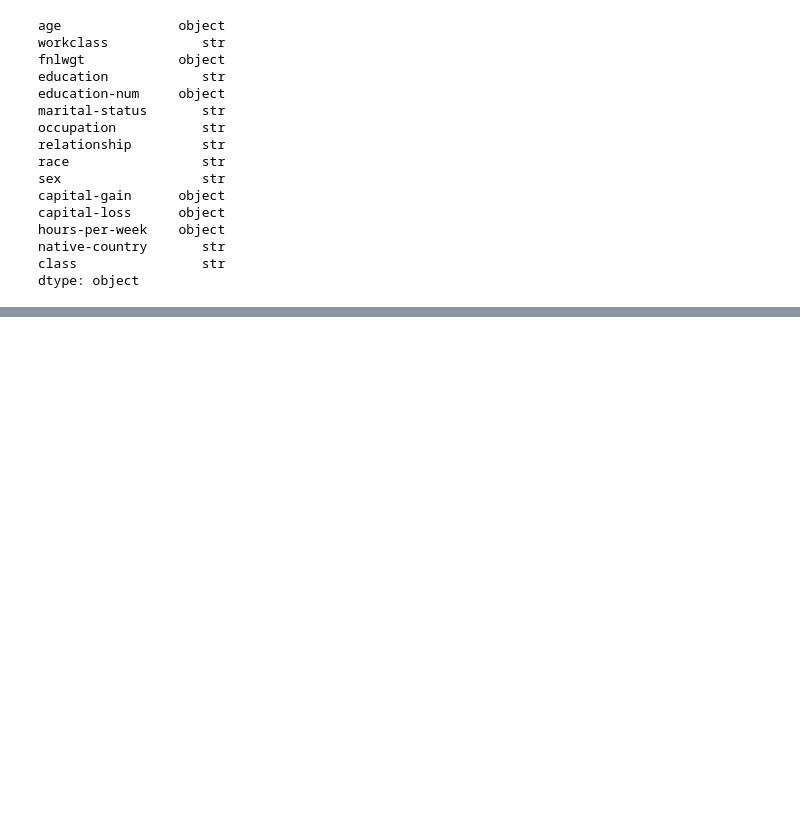
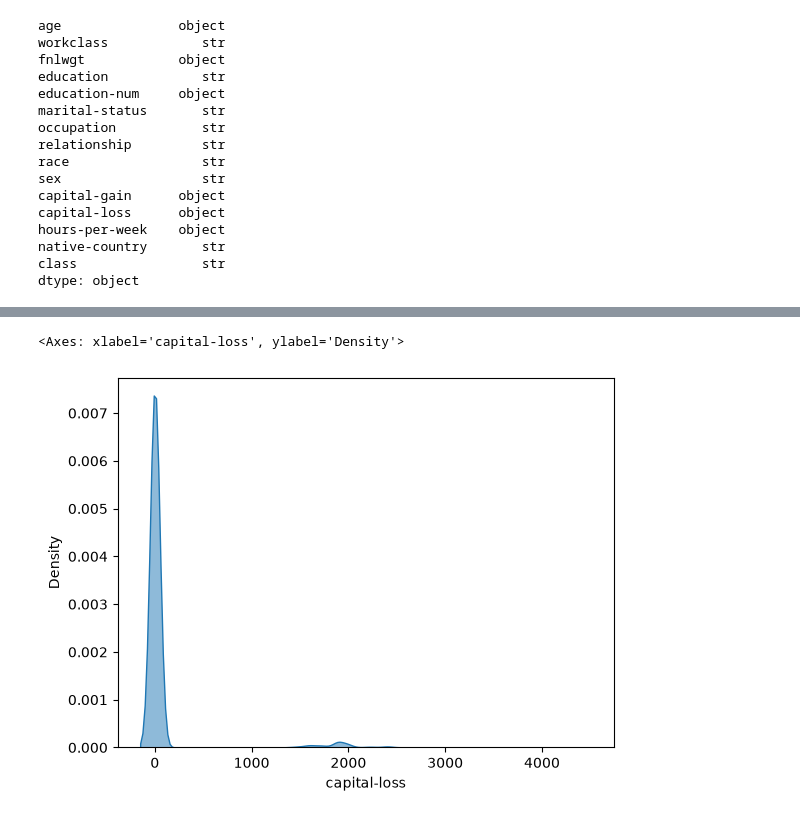
Before and after one commit to bhaskarkumar1667/adult_income, a Jupyter notebook: notebooks/data_cleaning.ipynb, the cells around one changed output, grey strips where cells are left out. Saved outputs shown, nothing was run; the diff lists cells and outputs as text; code cells hidden in the pictures; blank space fills up the shorter version.

```diff
--- a/notebooks/data_cleaning.ipynb
+++ b/notebooks/data_cleaning.ipynb
@@ -159,0 +273,5 @@ THE COLUMNS WORKCLASS AND RELATIONSHIP DON'T MATTER TO THE
+# %%
+sns.kdeplot(data=df1, x="capital-loss", fill=True, common_norm=False, alpha=0.5)
+# %% [output]
+<Axes: xlabel='capital-loss', ylabel='Density'>
+[figure, added]
```
Also changed, not shown: parts of 30 cells of this notebook, 1 other file.
